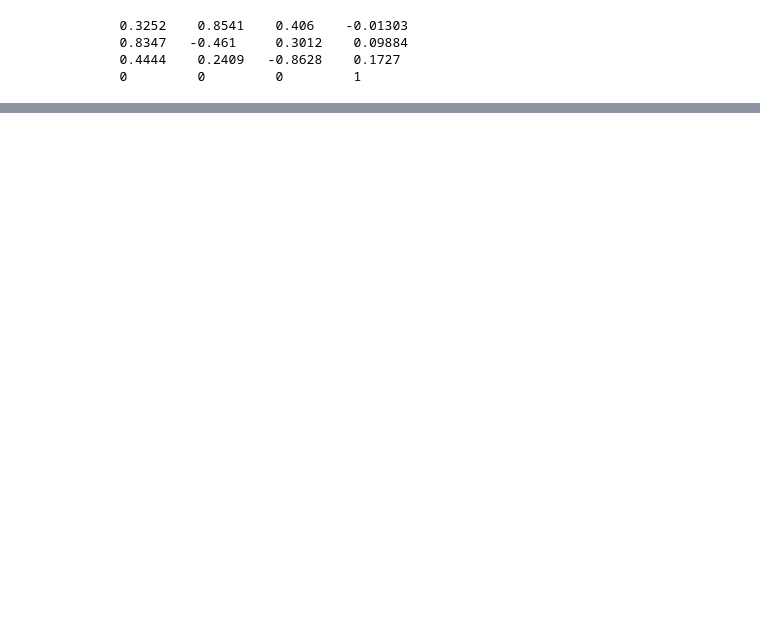
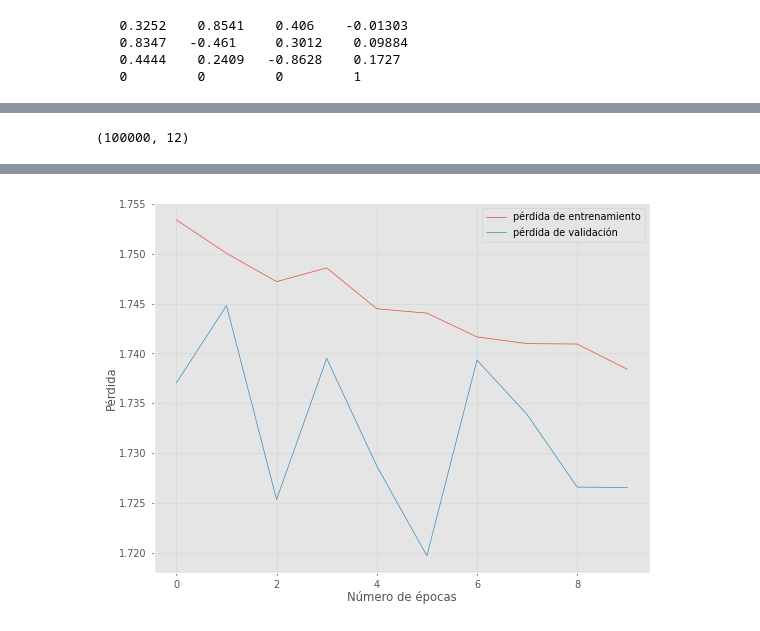
Before and after one commit to jhon954/InverseKinematicwithDeepNeuralNetworks, a Jupyter notebook: ik_dnn.ipynb, the cells around one changed output, grey strips where cells are left out. Drawn from its saved outputs; the diff is of its cells as text; code cells hidden in the pictures; blank space fills up the shorter version.

```diff
--- a/ik_dnn.ipynb
+++ b/ik_dnn.ipynb
@@ -398,0 +812,3 @@ tensor([[-0.4251,  0.0102, -0.0554],
+# %%
+data = pd.read_csv('datos_IRB120rpy.csv')
+data.head()
@@ -398,0 +822,9 @@ tensor([[-0.4251,  0.0102, -0.0554],
+# %%
+data.shape
+# %% [output]
+(100000, 12)
+# %%
+X = data.loc[:, ['Roll','Pitch','Yaw','X', 'Y', 'Z']].values
+y = data.loc[:,['Q1', 'Q2', 'Q3', 'Q4', 'Q5', 'Q6']].values
+# %%
+X_train, X_test, y_train, y_test = train_test_split(X, y, test_size=0.2, random_state=42)
@@ -398,0 +856,15 @@ tensor([[-0.4251,  0.0102, -0.0554],
+# %%
+model = tf.keras.models.load_model('modelT1.h5')
+# %%
+checkpoint_callback = tf.keras.callbacks.ModelCheckpoint(filepath='weightsT1.h5',
+                                       monitor='val_loss', save_best_only=True)
+# Entrena el modelo
+history = model.fit(X_train, y_train,  epochs=10, batch_size=128, validation_split=0.2, callbacks=[checkpoint_callback])
+
+plt.plot(history.history['loss'], label='pérdida de entrenamiento')
+plt.plot(history.history['val_loss'], label='pérdida de validación')
+plt.xlabel('Número de épocas')
+plt.ylabel('Pérdida')
+plt.legend()
+plt.show()
+# %% [output]
@@ -398,0 +891 @@ tensor([[-0.4251,  0.0102, -0.0554],
+[figure, added]
```
Also changed, not shown: parts of 74 cells of this notebook, 10 other files.
